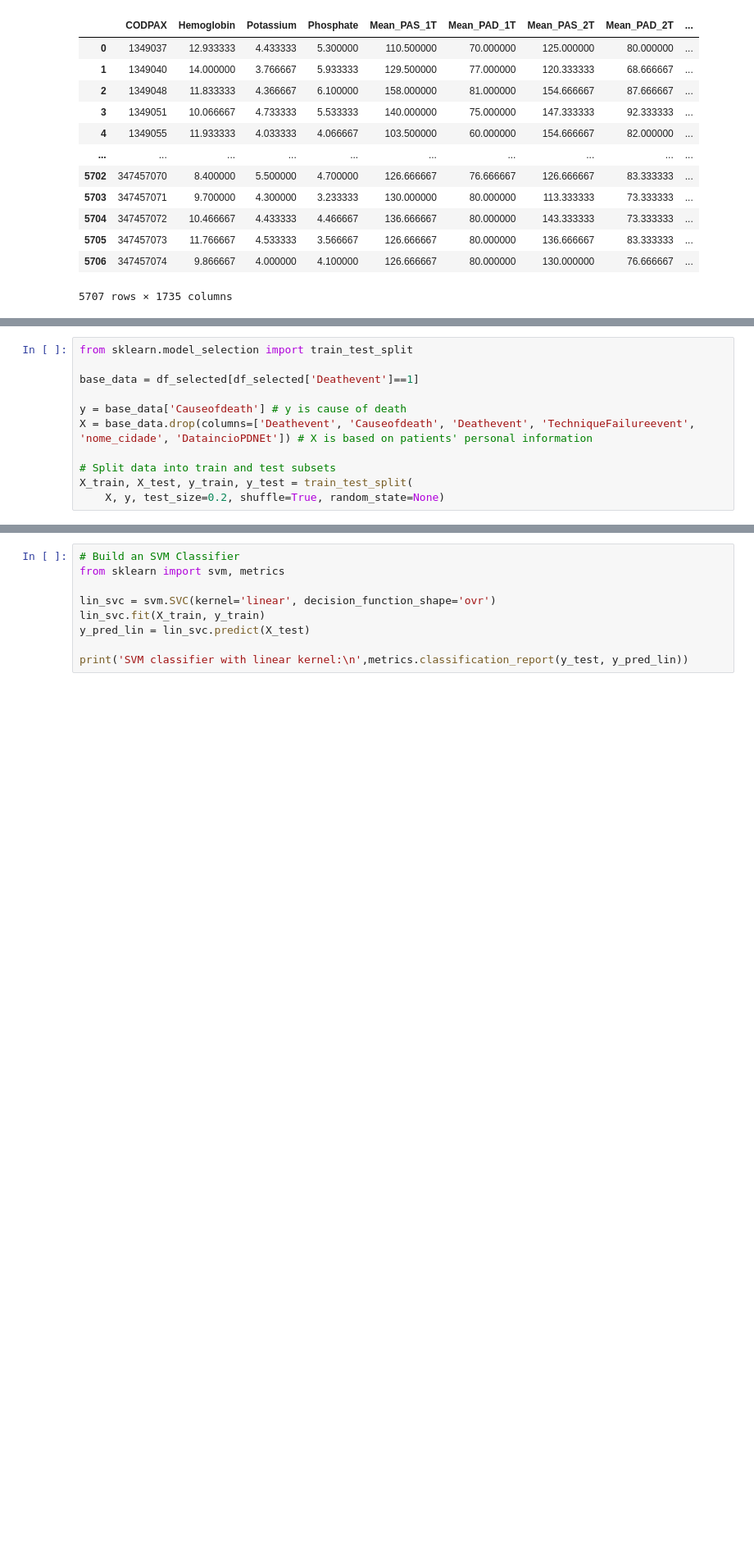
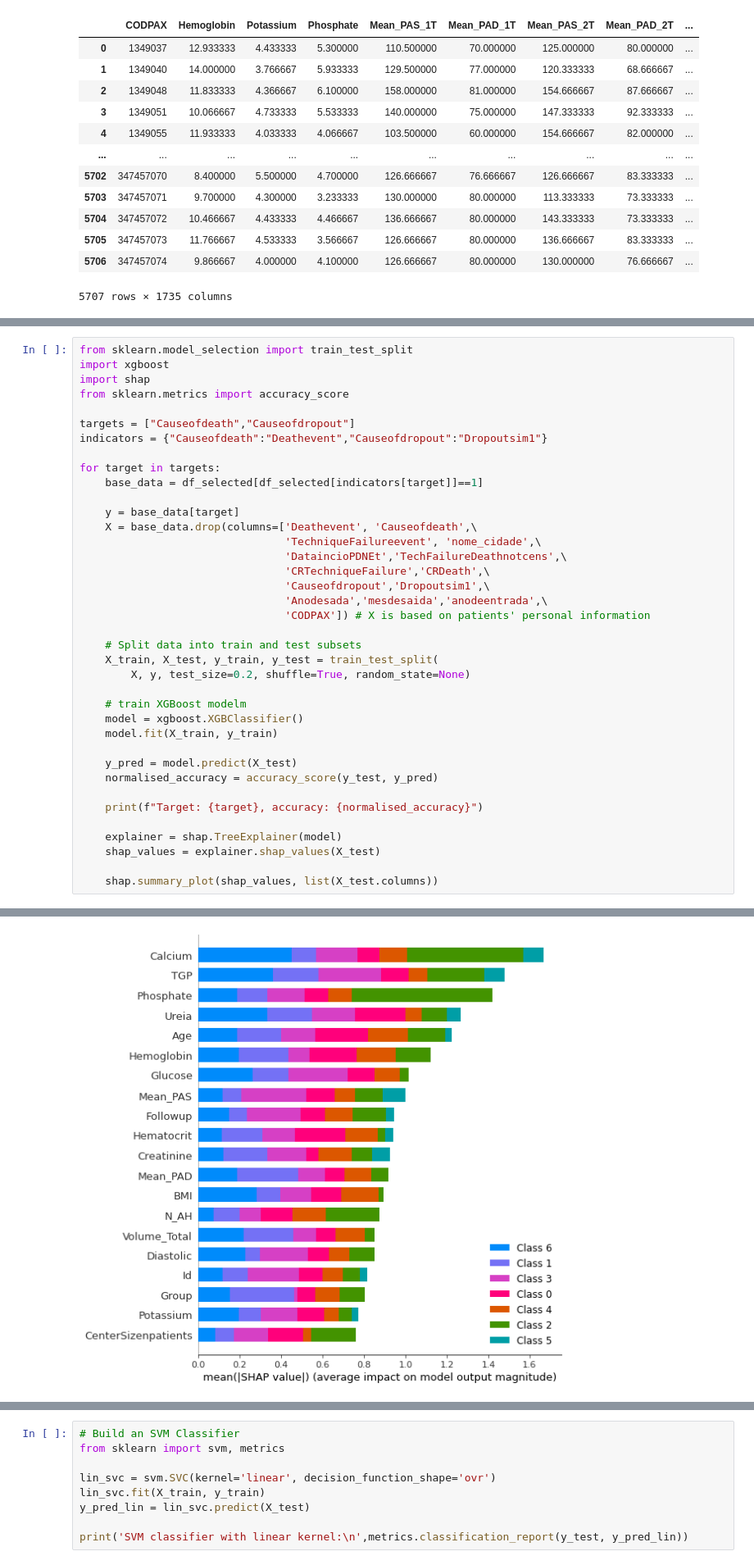
Before and after one commit to YitingZhang1997/MIDAS_Project_2020, a Jupyter notebook: Data_Exploration_CauseofDeath_Classification.ipynb, the cells around one changed output, grey strips where cells are left out. Shown: that part at 82% size. Saved outputs shown, nothing was run; the diff lists cells and outputs as text; blank space fills up the shorter version.

```diff
--- a/Data_Exploration_CauseofDeath_Classification.ipynb
+++ b/Data_Exploration_CauseofDeath_Classification.ipynb
@@ -135,11 +182,39 @@ for key in col_values:
 # %%
 from sklearn.model_selection import train_test_split
+import xgboost
+import shap
+from sklearn.metrics import accuracy_score
 
-base_data = df_selected[df_selected['Deathevent']==1]
+targets = ["Causeofdeath","Causeofdropout"]
+indicators = {"Causeofdeath":"Deathevent","Causeofdropout":"Dropoutsim1"}
 
-y = base_data['Causeofdeath'] # y is cause of death
-X = base_data.drop(columns=['Deathevent', 'Causeofdeath', 'Deathevent', 'TechniqueFailureevent', 'nome_cidade', 'DataincioPDNEt']) # X is based on patients' personal information
+for target in targets:
+    base_data = df_selected[df_selected[indicators[target]]==1]
 
-# Split data into train and test subsets
-X_train, X_test, y_train, y_test = train_test_split(
-    X, y, test_size=0.2, shuffle=True, random_state=None)
+    y = base_data[target]
+    X = base_data.drop(columns=['Deathevent', 'Causeofdeath',\
+                                'TechniqueFailureevent', 'nome_cidade',\
+                                'DataincioPDNEt','TechFailureDeathnotcens',\
+                                'CRTechniqueFailure','CRDeath',\
+                                'Causeofdropout','Dropoutsim1',\
+                                'Anodesada','mesdesaida','anodeentrada',\
+                                'CODPAX']) # X is based on patients' personal information
+
+    # Split data into train and test subsets
+    X_train, X_test, y_train, y_test = train_test_split(
+        X, y, test_size=0.2, shuffle=True, random_state=None)
+
+    # train XGBoost modelm
+    model = xgboost.XGBClassifier()
+    model.fit(X_train, y_train)
+
+    y_pred = model.predict(X_test)
+    normalised_accuracy = accuracy_score(y_test, y_pred)
+
+    print(f"Target: {target}, accuracy: {normalised_accuracy}")
+
+    explainer = shap.TreeExplainer(model)
+    shap_values = explainer.shap_values(X_test)
+
+    shap.summary_plot(shap_values, list(X_test.columns))
+# %% [output]
@@ -145,0 +222 @@ X_train, X_test, y_train, y_test = train_test_split(
+[figure, added]
```
Also changed, not shown: parts of 9 cells of this notebook.
